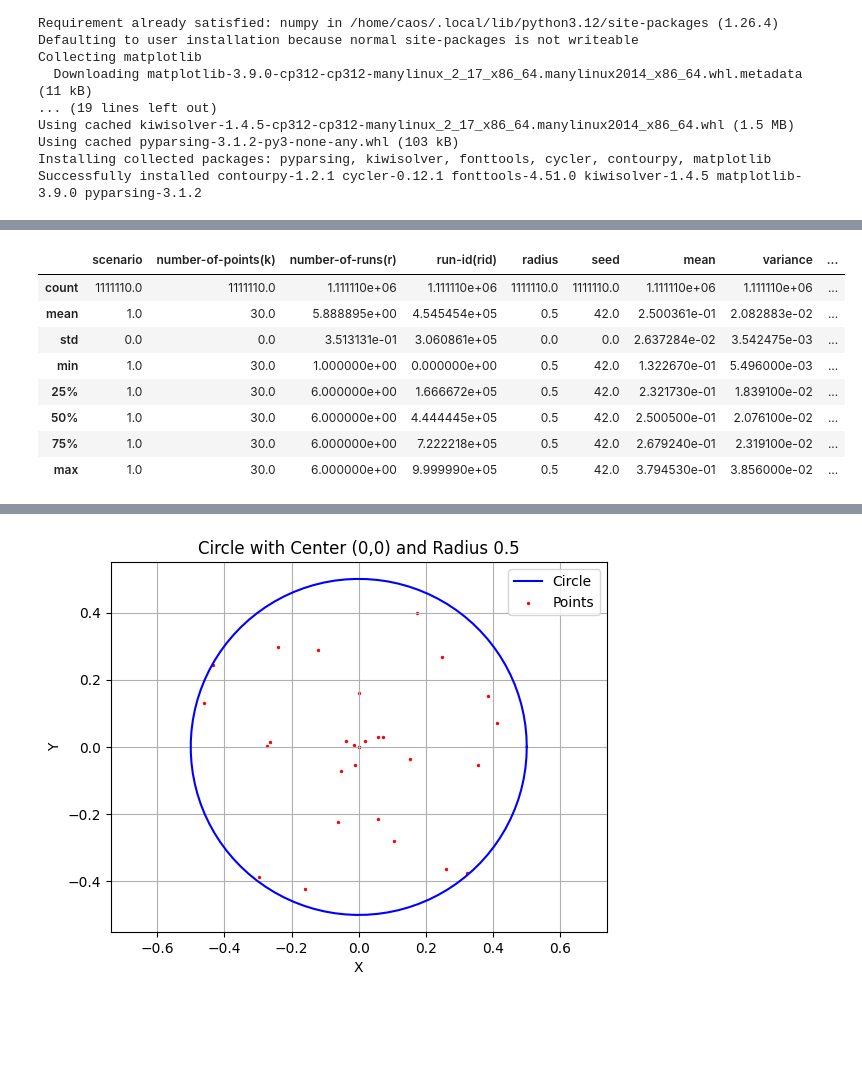
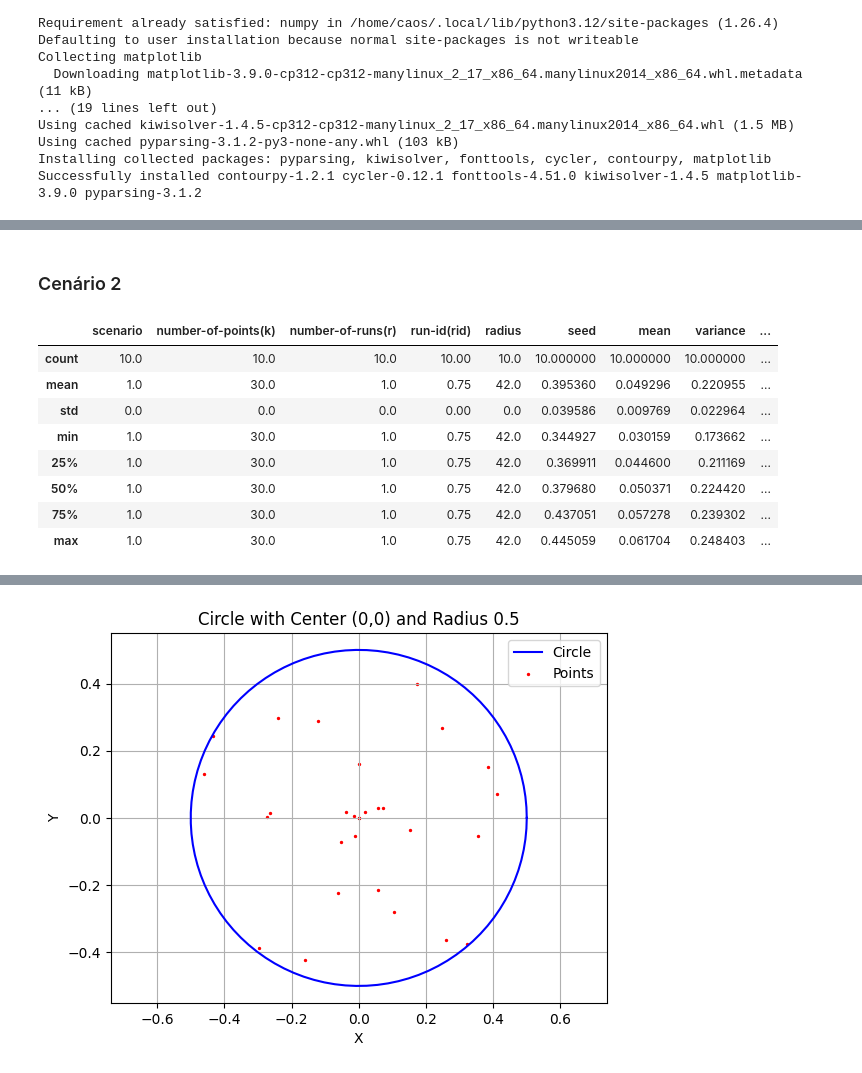
Before and after one commit to namelew/MonteCarloPointDistribution, a Jupyter notebook: notebooks/CirclesPlot.ipynb, the cells around one changed output, grey strips where cells are left out. Saved outputs shown, nothing was run; the diff lists cells and outputs as text; code cells hidden in the pictures; blank space fills up the shorter version.

```diff
--- a/notebooks/CirclesPlot.ipynb
+++ b/notebooks/CirclesPlot.ipynb
@@ -26,10 +46,10 @@ import numpy as np
 import matplotlib.pyplot as plt
 # %%
 # Creating constants
-POINST_FILENAME_SCENARIO_0 = "monte-carlo-simulation-points-0_42_30_6_0.500000.csv"
-RESULTS_FILENAME_SCENARIO_0 = "monte-carlo-simulation-results-0_42_30_6_0.500000.csv"
-POINST_FILENAME_SCENARIO_1 = "monte-carlo-simulation-points-1_42_30_6_0.500000.csv"
-RESULTS_FILENAME_SCENARIO_1 = "monte-carlo-simulation-results-1_42_30_6_0.500000.csv"
+POINST_FILENAME_SCENARIO_0 = "monte-carlo-simulation-points-0_42_30_6_0.750000.csv"
+RESULTS_FILENAME_SCENARIO_0 = "monte-carlo-simulation-results-0_42_30_6_0.750000.csv"
+POINST_FILENAME_SCENARIO_1 = "monte-carlo-simulation-points-1_42_30_6_0.750000.csv"
+RESULTS_FILENAME_SCENARIO_1 = "monte-carlo-simulation-results-1_42_30_6_0.750000.csv"
 
 R=6
 # %%
@@ -64,12 +155,15 @@ points_s0_df.describe()
+# %% [markdown]
+### Cenário 2
 # %%
-results_s1_df.describe()
+filtered_df = results_s1_df[results_s1_df['number-of-runs(r)'] == 1]
+filtered_df.describe()
 # %% [output]
 |  | scenario | number-of-points(k) | number-of-runs(r) | run-id(rid) | radius | seed | mean | variance | ... |
-| count | 1111110.0 | 1111110.0 | 1.111110e+06 | 1.111110e+06 | 1111110.0 | 1111110.0 | 1.111110e+06 | 1.111110e+06 | ... |
-| mean | 1.0 | 30.0 | 5.888895e+00 | 4.545454e+05 | 0.5 | 42.0 | 2.500361e-01 | 2.082883e-02 | ... |
-| std | 0.0 | 0.0 | 3.513131e-01 | 3.060861e+05 | 0.0 | 0.0 | 2.637284e-02 | 3.542475e-03 | ... |
-| min | 1.0 | 30.0 | 1.000000e+00 | 0.000000e+00 | 0.5 | 42.0 | 1.322670e-01 | 5.496000e-03 | ... |
-| 25% | 1.0 | 30.0 | 6.000000e+00 | 1.666672e+05 | 0.5 | 42.0 | 2.321730e-01 | 1.839100e-02 | ... |
-| 50% | 1.0 | 30.0 | 6.000000e+00 | 4.444445e+05 | 0.5 | 42.0 | 2.500500e-01 | 2.076100e-02 | ... |
-| 75% | 1.0 | 30.0 | 6.000000e+00 | 7.222218e+05 | 0.5 | 42.0 | 2.679240e-01 | 2.319100e-02 | ... |
-| max | 1.0 | 30.0 | 6.000000e+00 | 9.999990e+05 | 0.5 | 42.0 | 3.794530e-01 | 3.856000e-02 | ... |
+| count | 10.0 | 10.0 | 10.0 | 10.00 | 10.0 | 10.000000 | 10.000000 | 10.000000 | ... |
+| mean | 1.0 | 30.0 | 1.0 | 0.75 | 42.0 | 0.395360 | 0.049296 | 0.220955 | ... |
+| std | 0.0 | 0.0 | 0.0 | 0.00 | 0.0 | 0.039586 | 0.009769 | 0.022964 | ... |
+| min | 1.0 | 30.0 | 1.0 | 0.75 | 42.0 | 0.344927 | 0.030159 | 0.173662 | ... |
+| 25% | 1.0 | 30.0 | 1.0 | 0.75 | 42.0 | 0.369911 | 0.044600 | 0.211169 | ... |
+| 50% | 1.0 | 30.0 | 1.0 | 0.75 | 42.0 | 0.379680 | 0.050371 | 0.224420 | ... |
+| 75% | 1.0 | 30.0 | 1.0 | 0.75 | 42.0 | 0.437051 | 0.057278 | 0.239302 | ... |
+| max | 1.0 | 30.0 | 1.0 | 0.75 | 42.0 | 0.445059 | 0.061704 | 0.248403 | ... |
```
Also changed, not shown: parts of 22 cells of this notebook, 1 other file.
